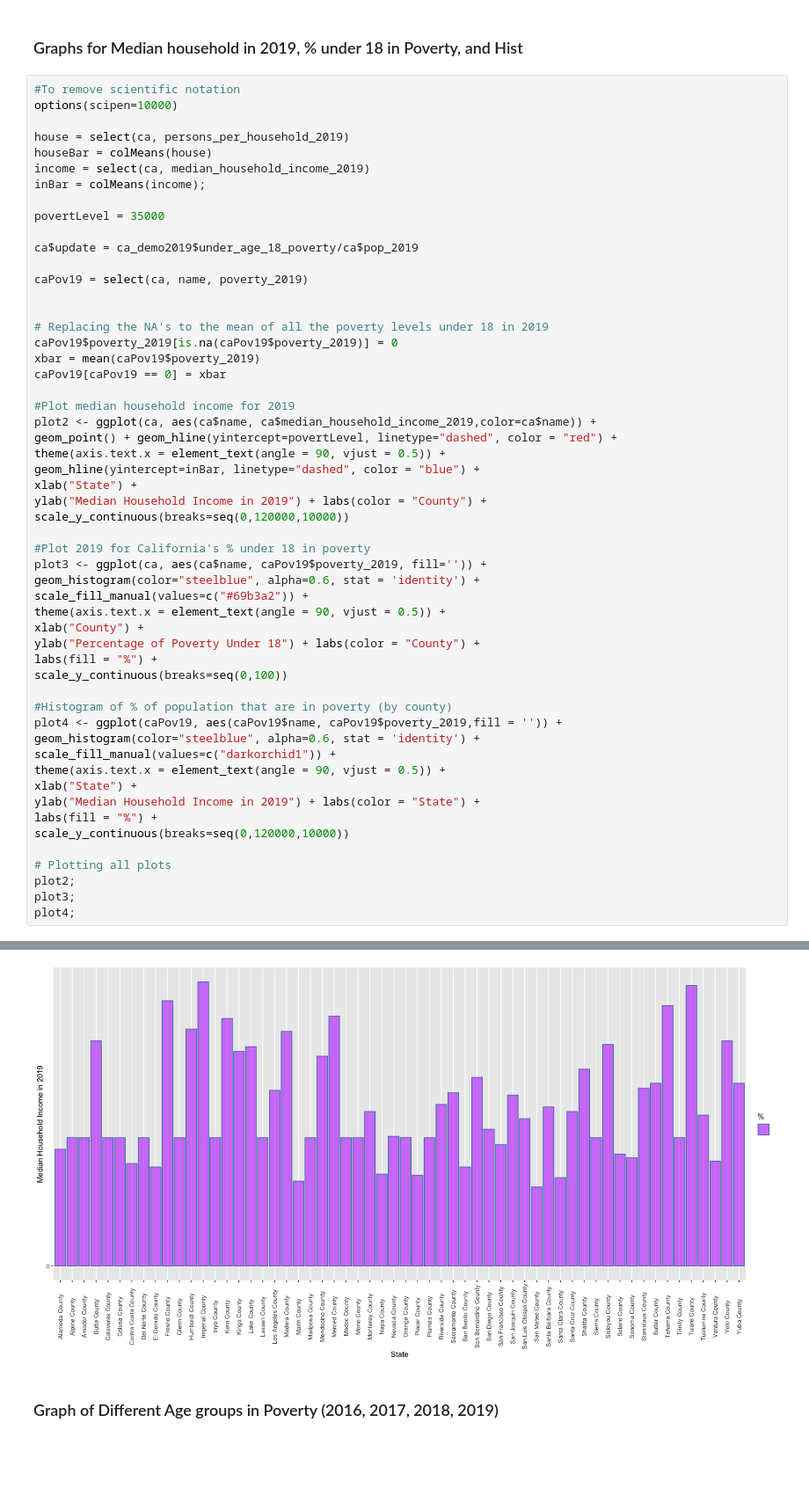
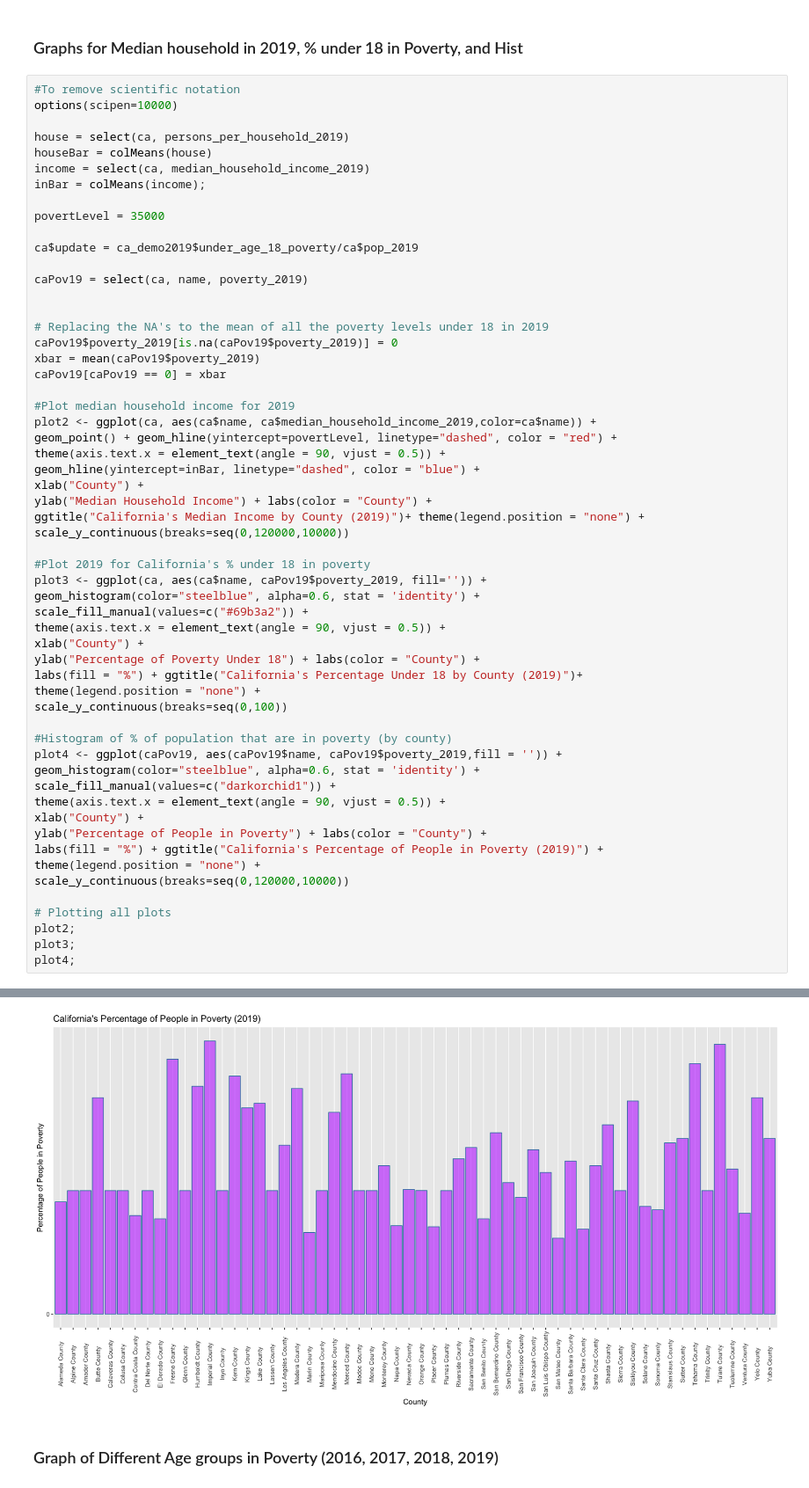
Before and after one commit to bamzie/DataSetPoverty, a Jupyter notebook: ResearchCode-Cali.ipynb, the cells around one changed output, grey strips where cells are left out. Shown at 88% size. Saved outputs shown, nothing was run; the diff lists cells and outputs as text; blank space fills up the shorter version.

```diff
--- a/ResearchCode-Cali.ipynb
+++ b/ResearchCode-Cali.ipynb
@@ -100,8 +116,9 @@ plot2 <- ggplot(ca, aes(ca$name, ca$median_household_income_2019,color=ca$name))
 geom_point() + geom_hline(yintercept=povertLevel, linetype="dashed", color = "red") +
 theme(axis.text.x = element_text(angle = 90, vjust = 0.5)) +
 geom_hline(yintercept=inBar, linetype="dashed", color = "blue") +
-xlab("State") +
-ylab("Median Household Income in 2019") + labs(color = "County") +
+xlab("County") +
+ylab("Median Household Income") + labs(color = "County") +
+ggtitle("California's Median Income by County (2019)")+ theme(legend.position = "none") +
 scale_y_continuous(breaks=seq(0,120000,10000))
 
 #Plot 2019 for California's % under 18 in poverty
@@ -111,7 +128,8 @@ scale_fill_manual(values=c("#69b3a2")) +
 theme(axis.text.x = element_text(angle = 90, vjust = 0.5)) +
 xlab("County") +
 ylab("Percentage of Poverty Under 18") + labs(color = "County") +
-labs(fill = "%") +
+labs(fill = "%") + ggtitle("California's Percentage Under 18 by County (2019)")+
+theme(legend.position = "none") +
 scale_y_continuous(breaks=seq(0,100))
 
 #Histogram of % of population that are in poverty (by county)
@@ -119,9 +137,10 @@ plot4 <- ggplot(caPov19, aes(caPov19$name, caPov19$poverty_2019,fill = '')) +
 geom_histogram(color="steelblue", alpha=0.6, stat = 'identity') +
 scale_fill_manual(values=c("darkorchid1")) +
 theme(axis.text.x = element_text(angle = 90, vjust = 0.5)) +
-xlab("State") +
-ylab("Median Household Income in 2019") + labs(color = "State") +
-labs(fill = "%") +
+xlab("County") +
+ylab("Percentage of People in Poverty") + labs(color = "County") +
+labs(fill = "%") + ggtitle("California's Percentage of People in Poverty (2019)") +
+theme(legend.position = "none") +
 scale_y_continuous(breaks=seq(0,120000,10000))
 
 # Plotting all plots
@@ -137,4 +156,4 @@ Warning message:
-[figure, old version]
+[figure, new version]
 # %% [markdown]
 ### Graph of Different Age groups in Poverty (2016, 2017, 2018, 2019) ###
 # %%
```
Also changed, not shown: parts of 5 cells of this notebook, 1 other file.
